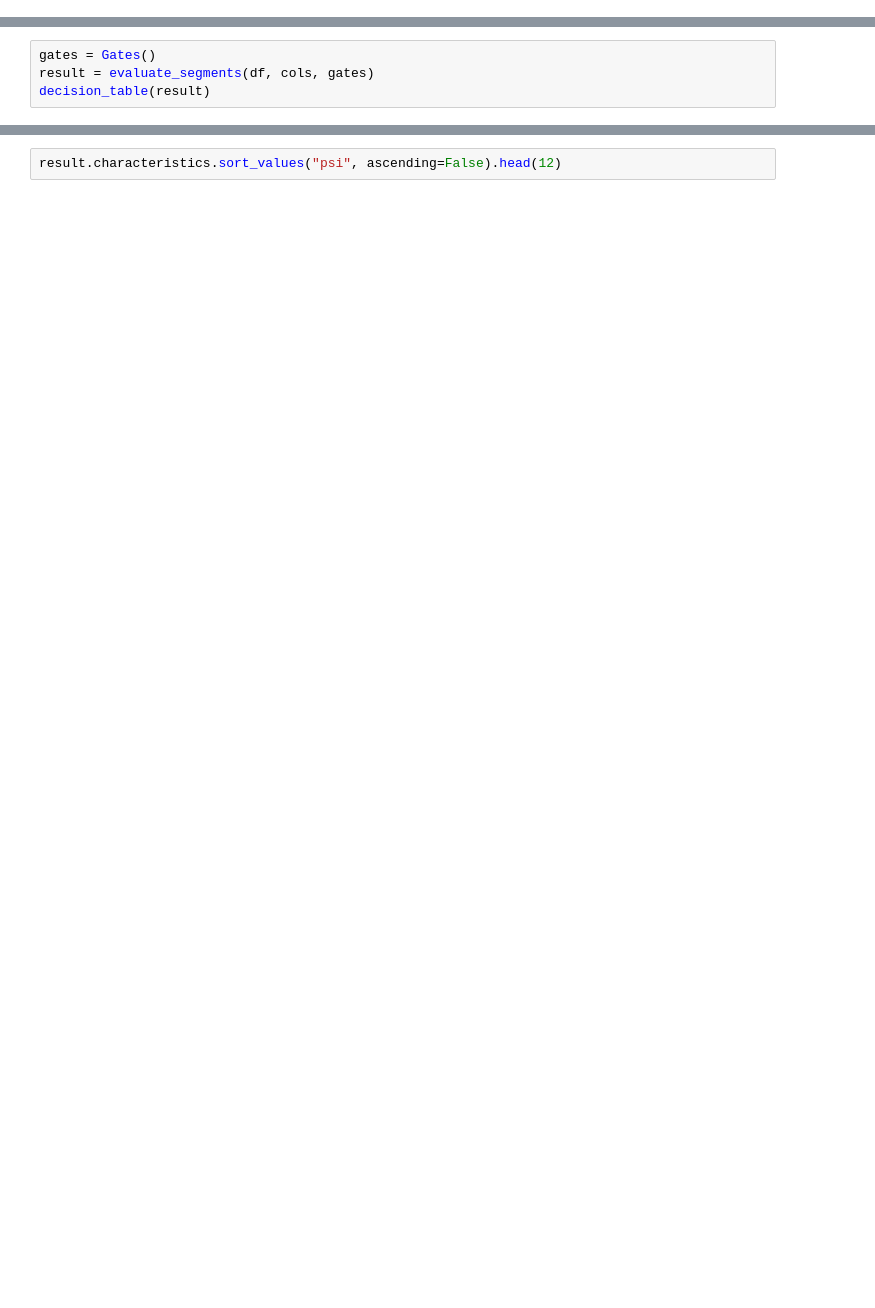
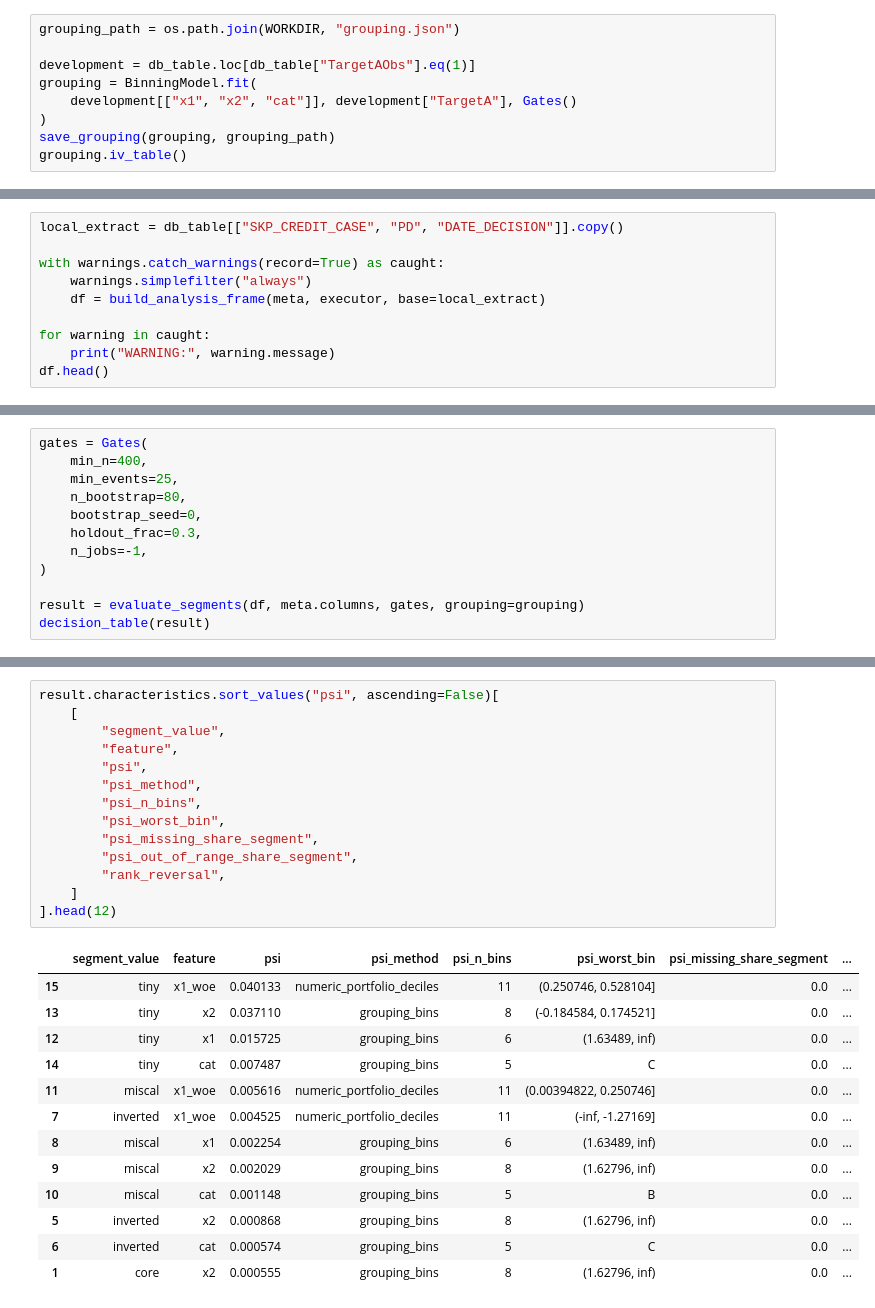
Before and after one commit to gunawanlg/agents-trial, a Jupyter notebook: notebooks/demo_segment_eval.ipynb, the cells around one changed output, grey strips where cells are left out. Saved outputs shown, nothing was run; the diff lists cells and outputs as text; blank space fills up the shorter version.

```diff
--- a/notebooks/demo_segment_eval.ipynb
+++ b/notebooks/demo_segment_eval.ipynb
@@ -18,0 +144,9 @@ df.head()
+# %%
+grouping_path = os.path.join(WORKDIR, "grouping.json")
+
+development = db_table.loc[db_table["TargetAObs"].eq(1)]
+grouping = BinningModel.fit(
+    development[["x1", "x2", "cat"]], development["TargetA"], Gates()
+)
+save_grouping(grouping, grouping_path)
+grouping.iv_table()
@@ -18,0 +300,10 @@ df.head()
+# %%
+local_extract = db_table[["SKP_CREDIT_CASE", "PD", "DATE_DECISION"]].copy()
+
+with warnings.catch_warnings(record=True) as caught:
+    warnings.simplefilter("always")
+    df = build_analysis_frame(meta, executor, base=local_extract)
+
+for warning in caught:
+    print("WARNING:", warning.message)
+df.head()
@@ -19,4 +323,12 @@ df.head()
 # %%
-gates = Gates()
-result = evaluate_segments(df, cols, gates)
+gates = Gates(
+    min_n=400,
+    min_events=25,
+    n_bootstrap=80,
+    bootstrap_seed=0,
+    holdout_frac=0.3,
+    n_jobs=-1,
+)
+
+result = evaluate_segments(df, meta.columns, gates, grouping=grouping)
 decision_table(result)
@@ -29,2 +382,28 @@ result.refit_comparison
 # %%
-result.characteristics.sort_values("psi", ascending=False).head(12)
+result.characteristics.sort_values("psi", ascending=False)[
+    [
+        "segment_value",
+        "feature",
+        "psi",
+        "psi_method",
+        "psi_n_bins",
+        "psi_worst_bin",
+        "psi_missing_share_segment",
+        "psi_out_of_range_share_segment",
+        "rank_reversal",
+    ]
+].head(12)
+# %% [output]
+|  | segment_value | feature | psi | psi_method | psi_n_bins | psi_worst_bin | psi_missing_share_segment | ... |
+| 15 | tiny | x1_woe | 0.040133 | numeric_portfolio_deciles | 11 | (0.250746, 0.528104] | 0.0 | ... |
+| 13 | tiny | x2 | 0.037110 | grouping_bins | 8 | (-0.184584, 0.174521] | 0.0 | ... |
+| 12 | tiny | x1 | 0.015725 | grouping_bins | 6 | (1.63489, inf) | 0.0 | ... |
+| 14 | tiny | cat | 0.007487 | grouping_bins | 5 | C | 0.0 | ... |
+| 11 | miscal | x1_woe | 0.005616 | numeric_portfolio_deciles | 11 | (0.00394822, 0.250746] | 0.0 | ... |
+| 7 | inverted | x1_woe | 0.004525 | numeric_portfolio_deciles | 11 | (-inf, -1.27169] | 0.0 | ... |
+| 8 | miscal | x1 | 0.002254 | grouping_bins | 6 | (1.63489, inf) | 0.0 | ... |
+| 9 | miscal | x2 | 0.002029 | grouping_bins | 8 | (1.62796, inf) | 0.0 | ... |
+| 10 | miscal | cat | 0.001148 | grouping_bins | 5 | B | 0.0 | ... |
+| 5 | inverted | x2 | 0.000868 | grouping_bins | 8 | (1.62796, inf) | 0.0 | ... |
+| 6 | inverted | cat | 0.000574 | grouping_bins | 5 | C | 0.0 | ... |
+| 1 | core | x2 | 0.000555 | grouping_bins | 8 | (1.62796, inf) | 0.0 | ... |
```
Also changed, not shown: parts of 43 cells of this notebook, 2 other files.
